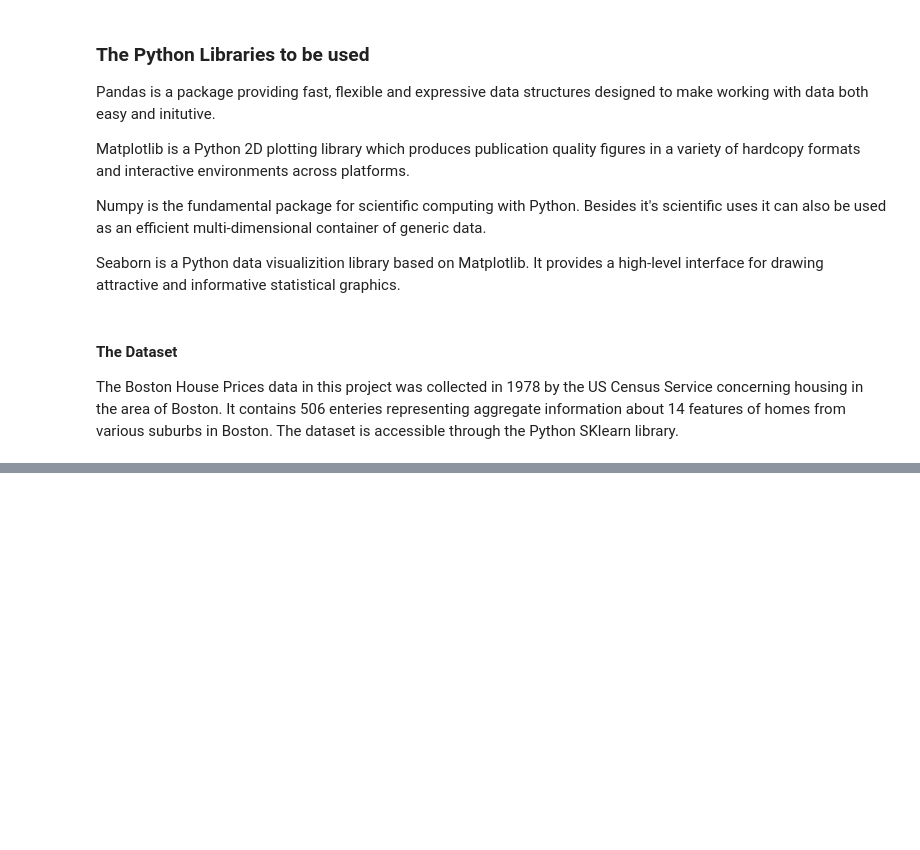
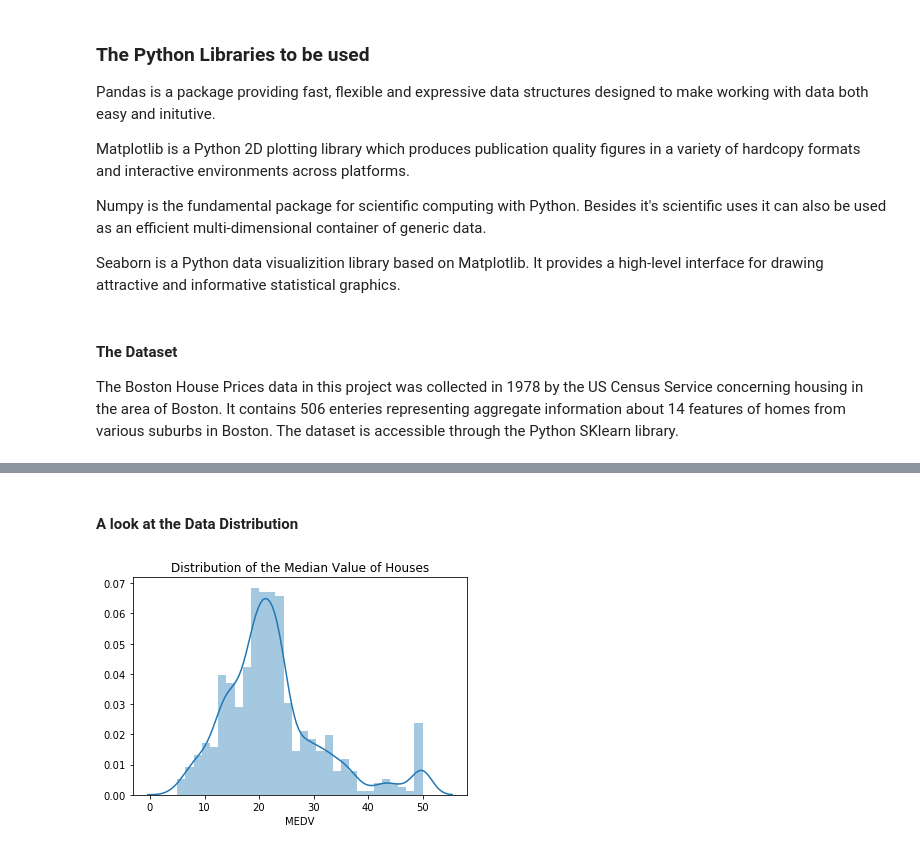
Before and after one commit to TommyVaughan/Boston-House-Prices, a Jupyter notebook: Machine Learning & Statistics - Boston House Prices.ipynb, the cells around one changed output, grey strips where cells are left out. Cells and saved outputs as stored; diff of their text form; code cells hidden in the pictures; blank space fills up the shorter version.

Commit message:
Added distribution

```diff
--- a/Machine Learning & Statistics - Boston House Prices.ipynb
+++ b/Machine Learning & Statistics - Boston House Prices.ipynb
@@ -26,5 +26,4 @@ import seaborn as sns
 The Boston House Prices data in this project was collected in 1978 by the US Census Service concerning housing in the area of Boston. It contains 506 enteries representing aggregate information about 14 features of homes from various suburbs in Boston. The dataset is accessible through the Python SKlearn library.
 # %%
 from sklearn.datasets import load_boston # Importing the Boston House Dataset
-boston = load_boston() # Assigning the dataset a reference
-df = pd.DataFrame(boston.data) # Initialise the dataframe
+boston_dataset = load_boston() # Assigning the dataset a reference
@@ -49,0 +30,3 @@ df.head(5)
+# %%
+boston = pd.DataFrame(boston_dataset.data, columns=boston_dataset.feature_names) # Iniatilizing the dataset.
+boston.head()
@@ -49,0 +40,3 @@ df.head(5)
+# %%
+boston['MEDV'] = boston_dataset.target # Including the Median House Price (MEDV) data in the dataset.
+boston.head()
@@ -49,0 +95,3 @@ df.head(5)
+# %%
+boston1 = boston.loc[:, ["CRIM", "CHAS", "RM", "AGE", "MEDV"]] # Tidying up the data to focus on the five variables I mentioned above.
+boston1.head(10) #Creating new dataframe to represent only the variables I am interested in
@@ -81,0 +132,8 @@ df.describe() # A look at the statistics of the data
+# %% [markdown]
+#### A look at the Data Distribution
+# %%
+sns.distplot(boston1['MEDV'], bins=30)
+plt.title ("Distribution of the Median Value of Houses")
+plt.show()
+# %% [output]
+[figure, added]
```
Also changed, not shown: parts of 19 cells of this notebook.
